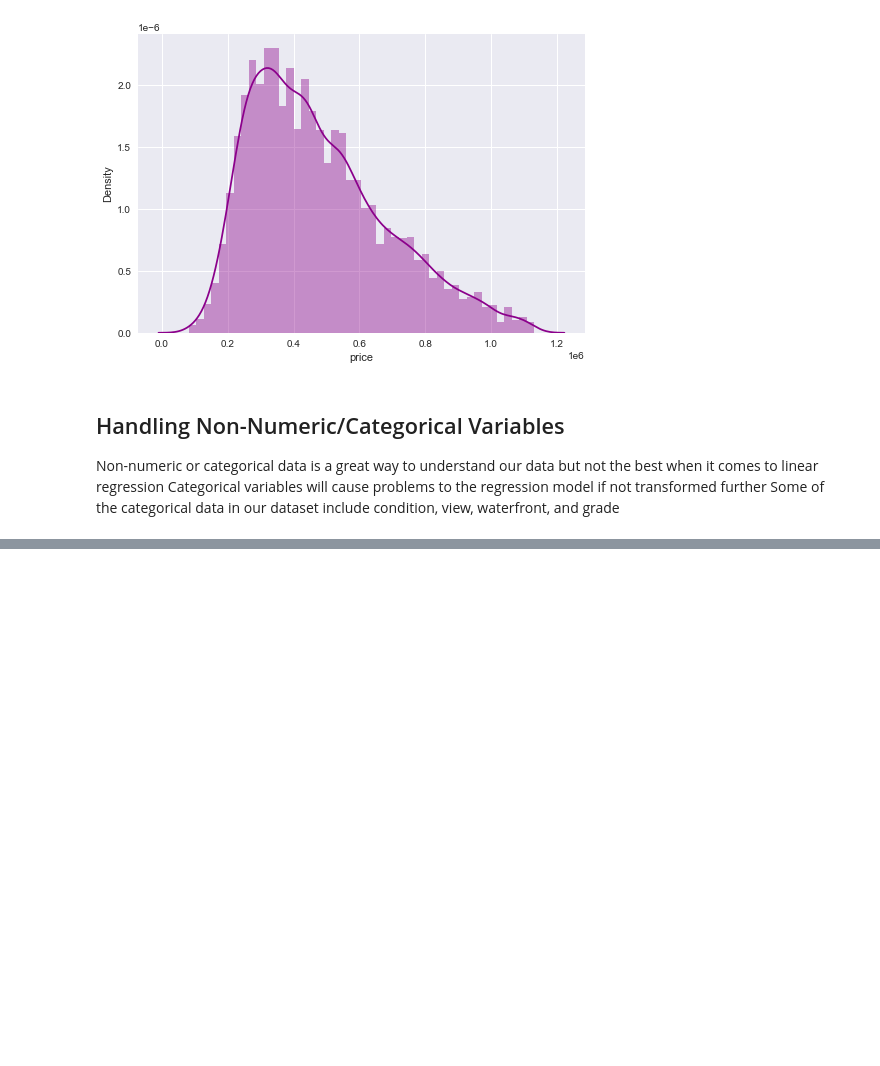
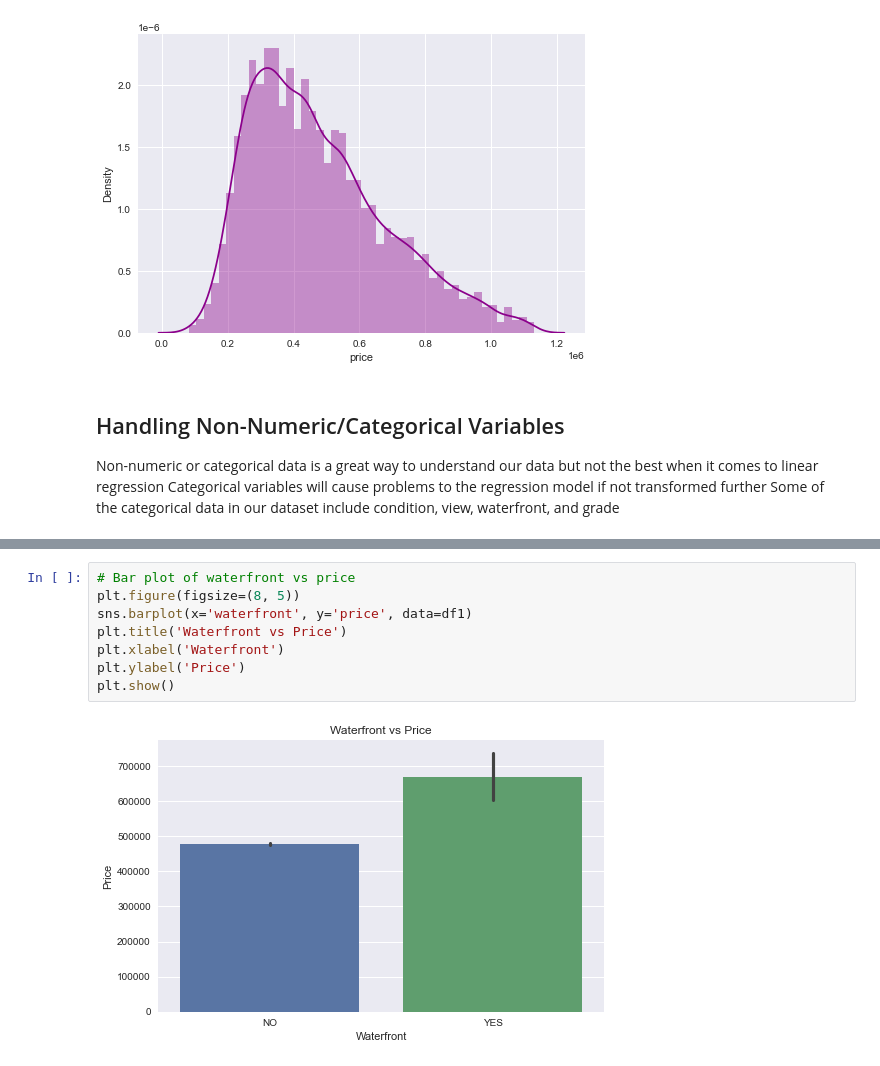
Before and after one commit to whareverr/dsc-phase-2-project-v2-3, a Jupyter notebook: student.ipynb, the cells around one changed output, grey strips where cells are left out. Cells and saved outputs as stored; diff of their text form; blank space fills up the shorter version.

```diff
--- a/student.ipynb
+++ b/student.ipynb
@@ -328,0 +463,10 @@ Some of the categorical data in our dataset include condition, view, waterfront,
+# %%
+# Bar plot of waterfront vs price
+plt.figure(figsize=(8, 5))
+sns.barplot(x='waterfront', y='price', data=df1)
+plt.title('Waterfront vs Price')
+plt.xlabel('Waterfront')
+plt.ylabel('Price')
+plt.show()
+# %% [output]
+[figure, added]
```
Also changed, not shown: parts of 22 cells of this notebook.
